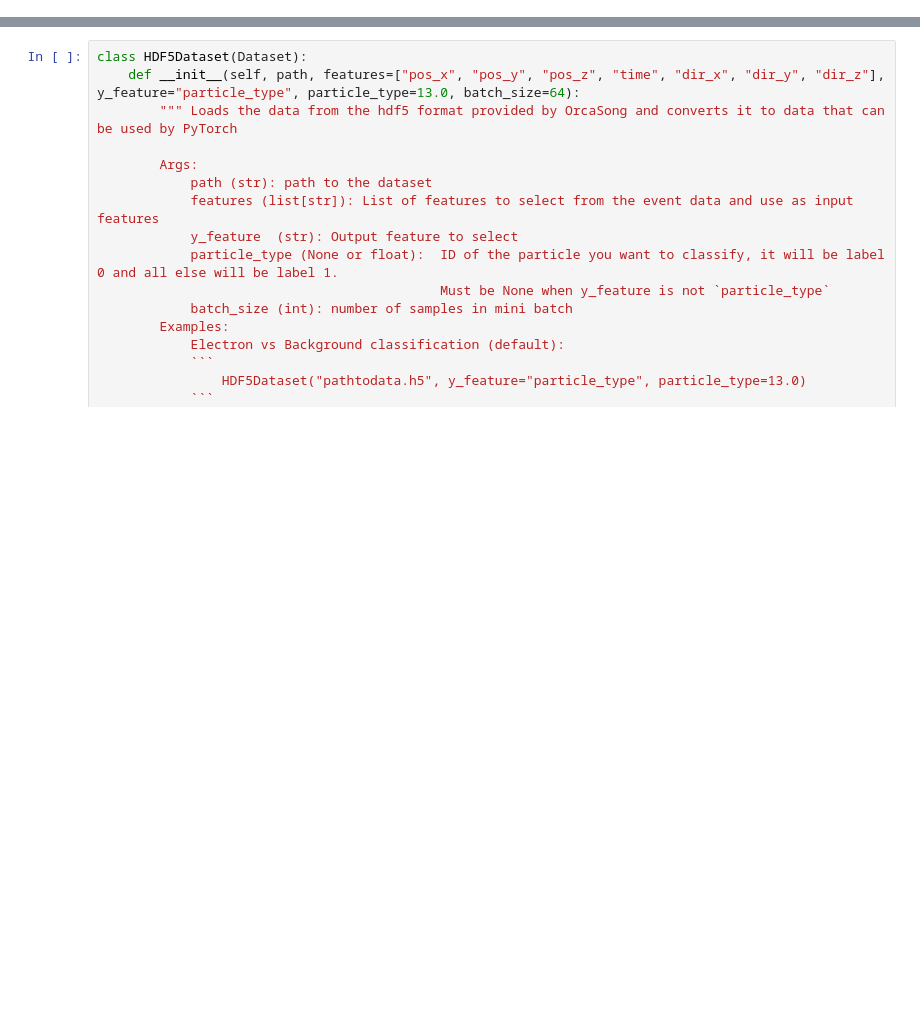
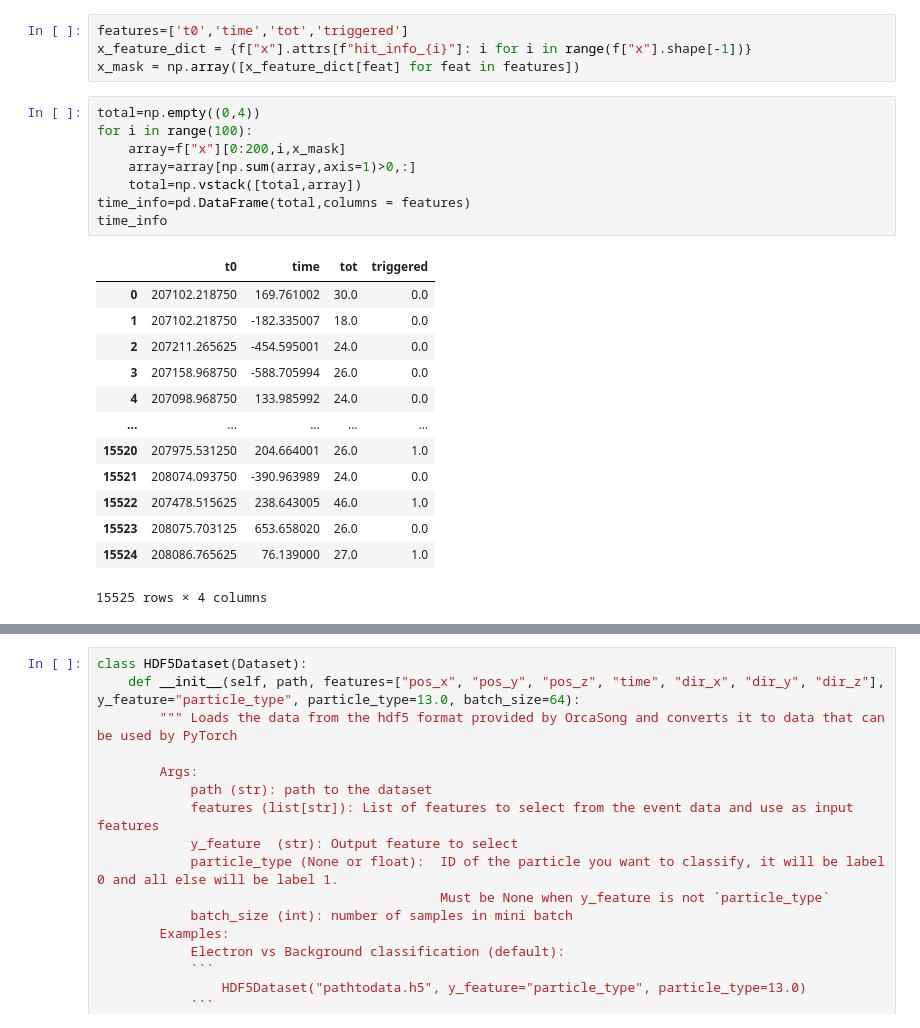
Before and after one commit to LaurensSchinkelshoek/PCQI, a Jupyter notebook: Data_analasys_LJS.ipynb, the cells around one changed output, grey strips where cells are left out. Saved outputs shown, nothing was run; the diff lists cells and outputs as text; blank space fills up the shorter version.

```diff
--- a/Data_analasys_LJS.ipynb
+++ b/Data_analasys_LJS.ipynb
@@ -37,0 +93,26 @@ from torch_geometric.data import Batch
+# %%
+features=['t0','time','tot','triggered']
+x_feature_dict = {f["x"].attrs[f"hit_info_{i}"]: i for i in range(f["x"].shape[-1])}
+x_mask = np.array([x_feature_dict[feat] for feat in features])
+# %%
+total=np.empty((0,4))
+for i in range(100):
+    array=f["x"][0:200,i,x_mask]
+    array=array[np.sum(array,axis=1)>0,:]
+    total=np.vstack([total,array])
+time_info=pd.DataFrame(total,columns = features)
+time_info
+# %% [output]
+|  | t0 | time | tot | triggered |
+| 0 | 207102.218750 | 169.761002 | 30.0 | 0.0 |
+| 1 | 207102.218750 | -182.335007 | 18.0 | 0.0 |
+| 2 | 207211.265625 | -454.595001 | 24.0 | 0.0 |
+| 3 | 207158.968750 | -588.705994 | 26.0 | 0.0 |
+| 4 | 207098.968750 | 133.985992 | 24.0 | 0.0 |
+| ... | ... | ... | ... | ... |
+| 15520 | 207975.531250 | 204.664001 | 26.0 | 1.0 |
+| 15521 | 208074.093750 | -390.963989 | 24.0 | 0.0 |
+| 15522 | 207478.515625 | 238.643005 | 46.0 | 1.0 |
+| 15523 | 208075.703125 | 653.658020 | 26.0 | 0.0 |
+| 15524 | 208086.765625 | 76.139000 | 27.0 | 1.0 |
+15525 rows × 4 columns
```
Also changed, not shown: parts of 24 cells of this notebook, 19 other files.
